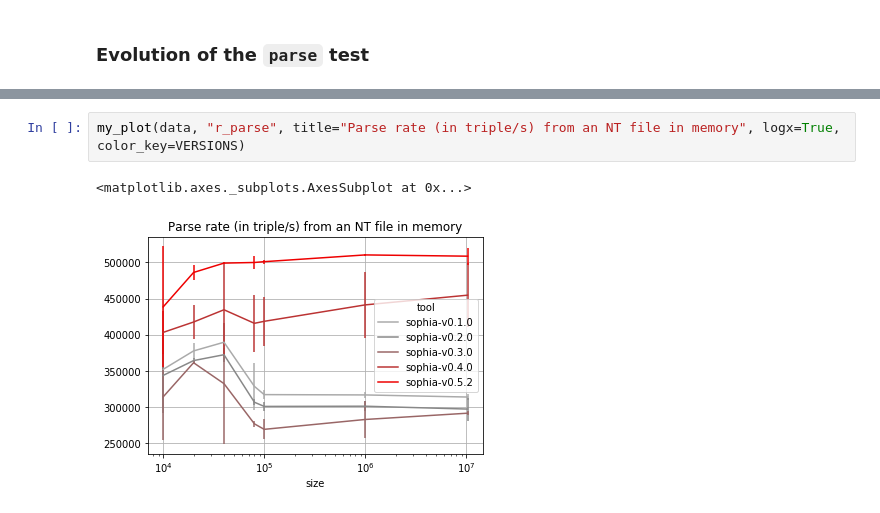
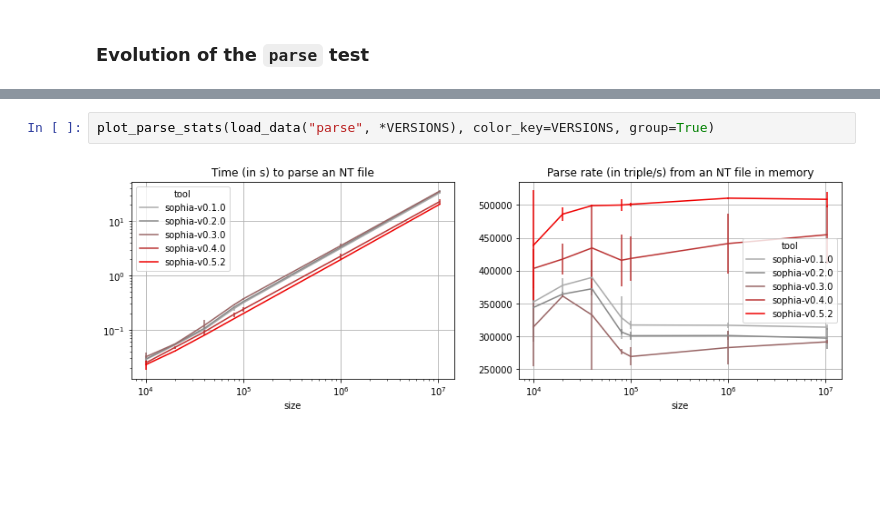
Before and after one commit to pchampin/sophia_benchmark, a Jupyter notebook: benchmark_results.ipynb, the cells around one changed output, grey strips where cells are left out. Cells and saved outputs as stored; diff of their text form; blank space fills up the shorter version.

```diff
--- a/benchmark_results.ipynb
+++ b/benchmark_results.ipynb
@@ -92,5 +74,4 @@ my_plot(data, "t_parse", loglog=True, title="Time (in s) to parse an NT file", c
-# %%
-my_plot(data, "r_parse", title="Parse rate (in triple/s) from an NT file in memory", logx=True, color_key=VERSIONS)
-# %% [output]
-<matplotlib.axes._subplots.AxesSubplot at 0x...>
-[figure, removed]
+# %%
+plot_parse_stats(load_data("parse", *VERSIONS), color_key=VERSIONS, group=True)
+# %% [output]
+[figure, added]
```
Also changed, not shown: parts of 6 cells of this notebook, 3 other files.
